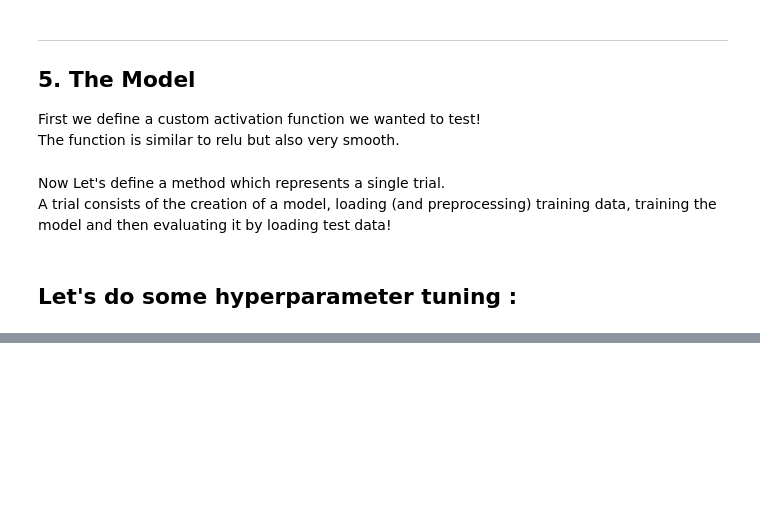
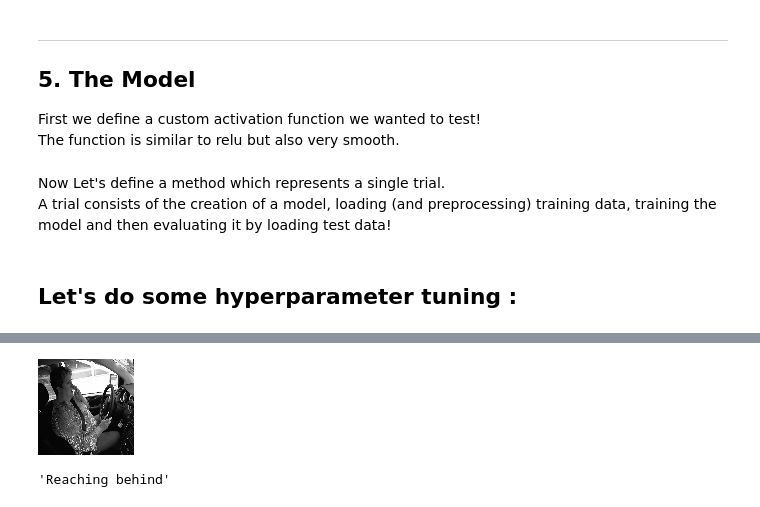
Before and after one commit to Gleethos/distracted-driver-detection, a Jupyter notebook: distracted-driver-detection.ipynb, the cells around one changed output, grey strips where cells are left out. Cells and saved outputs as stored; diff of their text form; code cells hidden in the pictures; blank space fills up the shorter version.

```diff
--- a/distracted-driver-detection.ipynb
+++ b/distracted-driver-detection.ipynb
@@ -883,0 +918,17 @@ print('Result accuracy:',test_acc*10)
+# %%
+img = cv2.resize(
+        greyed_blured_and_line_detection(
+        cv2.imread("data/imgs/test/img_3.jpg"),
+            advanced=True,
+            do_line_detection=False
+    ),
+    (96, 96)
+)
+
+display_array(
+    img
+)
+predict(img.flatten().reshape(1, -1))
+# %% [output]
+[figure, added]
+'Reaching behind'
```
Also changed, not shown: parts of 18 cells of this notebook.
